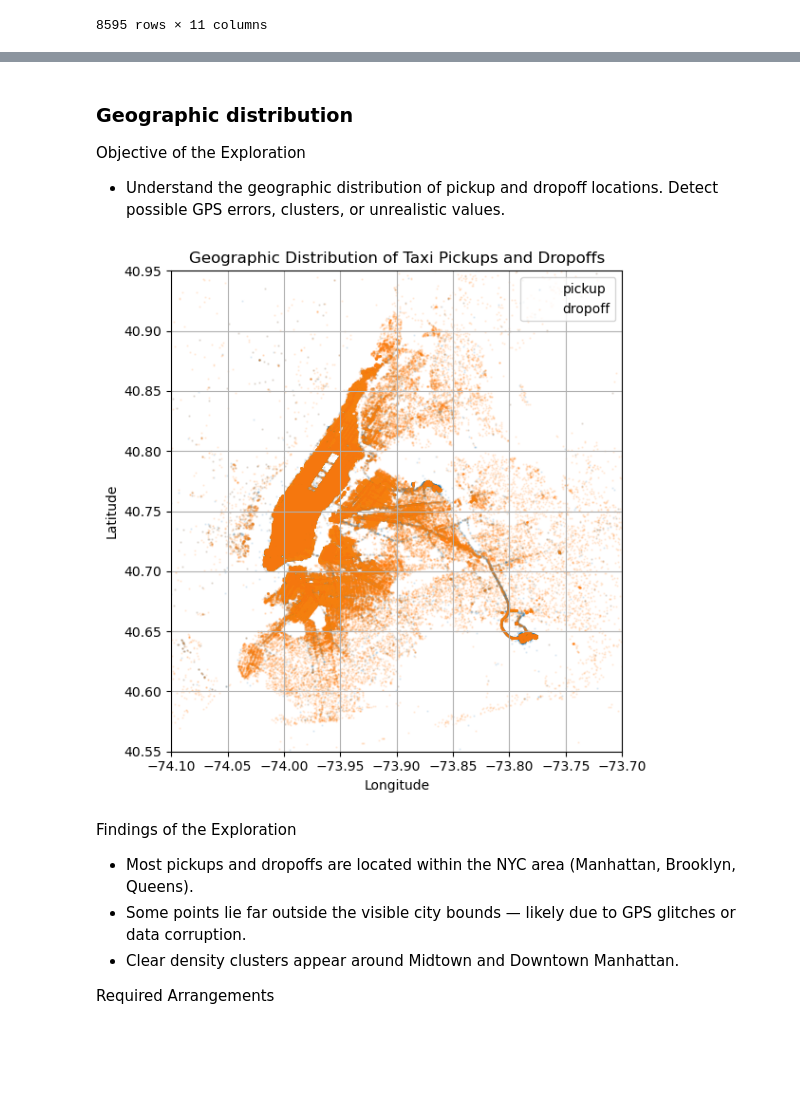
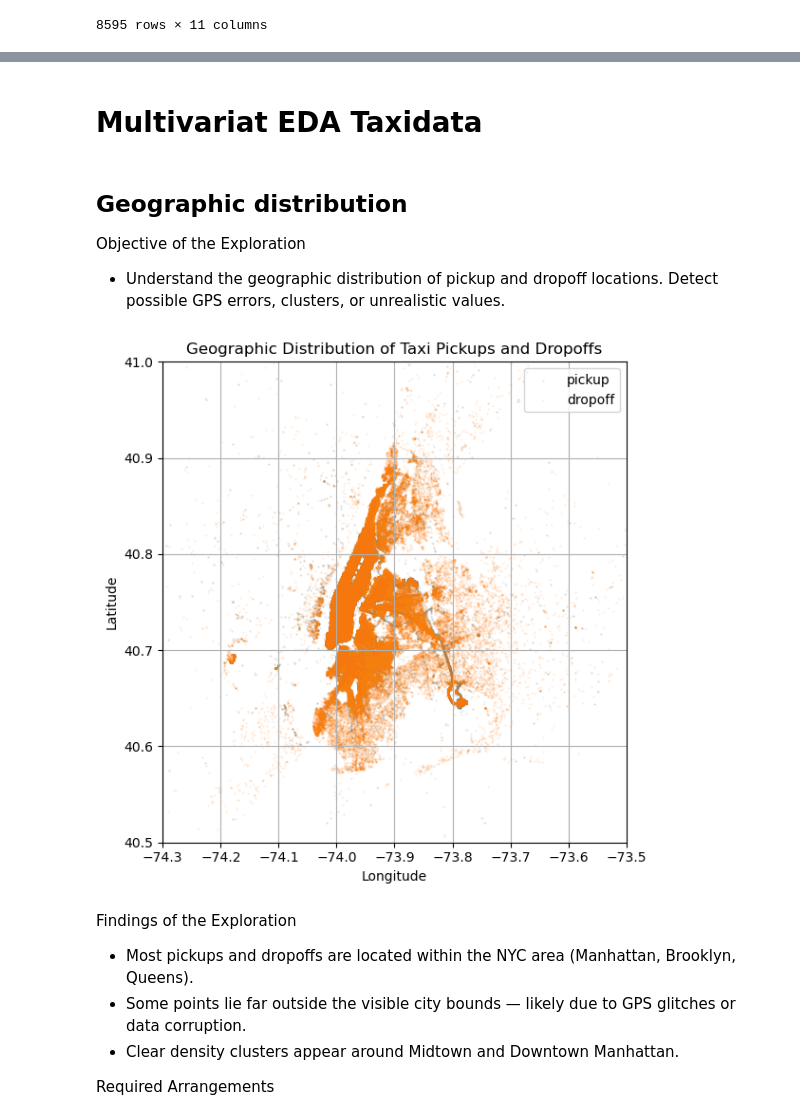
Before and after one commit to Wendo99/NYC-Taxi-Trip-Duration, a Jupyter notebook: main.ipynb, the cells around one changed output, grey strips where cells are left out. Cells and saved outputs as stored; diff of their text form; code cells hidden in the pictures; blank space fills up the shorter version.

```diff
--- a/main.ipynb
+++ b/main.ipynb
@@ -135,0 +220,2 @@ taxi['dropoff_datetime'] = pd.to_datetime(taxi['dropoff_datetime'])
+# %%
+taxi_data_raw['pickup_datetime'] = pd.to_datetime(taxi_data_raw['pickup_datetime'])
@@ -135,0 +240,2 @@ taxi['dropoff_datetime'] = pd.to_datetime(taxi['dropoff_datetime'])
+# %%
+taxi_data_raw['dropoff_datetime'] = pd.to_datetime(taxi_data_raw['dropoff_datetime'])
@@ -275,5 +598,7 @@ Required Arrangements
+# %% [markdown]
+# Multivariat EDA Taxidata
 # %% [markdown]
-### Geographic distribution
+## Geographic distribution
 
 Objective of the Exploration
 - Understand the geographic distribution of pickup and dropoff locations. Detect possible GPS
@@ -281,19 +606,21 @@ errors, clusters, or unrealistic values.
 # %%
 # Scatterplot of pickup and dropoff locations
 plt.figure(figsize=(6, 6))
-plt.scatter(taxi['pickup_longitude'], taxi['pickup_latitude'], s=0.5, alpha=0.1, label='pickup')
-plt.scatter(taxi['dropoff_longitude'], taxi['dropoff_latitude'], s=0.5, alpha=0.1, label='dropoff')
-plt.xlim(-74.1, -73.7)
-plt.ylim(40.55, 40.95)
+plt.scatter(taxi_data_raw['pickup_longitude'], taxi_data_raw['pickup_latitude'], s=0.5, alpha=0.1,
+            label='pickup')
+plt.scatter(taxi_data_raw['dropoff_longitude'], taxi_data_raw['dropoff_latitude'], s=0.5, alpha=0.1,
+            label='dropoff')
+plt.xlim(-74.3, -73.5)
+plt.ylim(40.50, 41.0)
 plt.xlabel("Longitude")
 plt.ylabel("Latitude")
 plt.legend(loc='upper right')
 plt.title("Geographic Distribution of Taxi Pickups and Dropoffs")
 plt.grid(True)
 plt.tight_layout()
 plt.show()
 # %% [output]
-[figure, old version]
+[figure, new version]
 # %% [markdown]
 Findings of the Exploration
 - Most pickups and dropoffs are located within the NYC area (Manhattan, Brooklyn, Queens).
```
Also changed, not shown: parts of 89 cells of this notebook, 3 other files.
